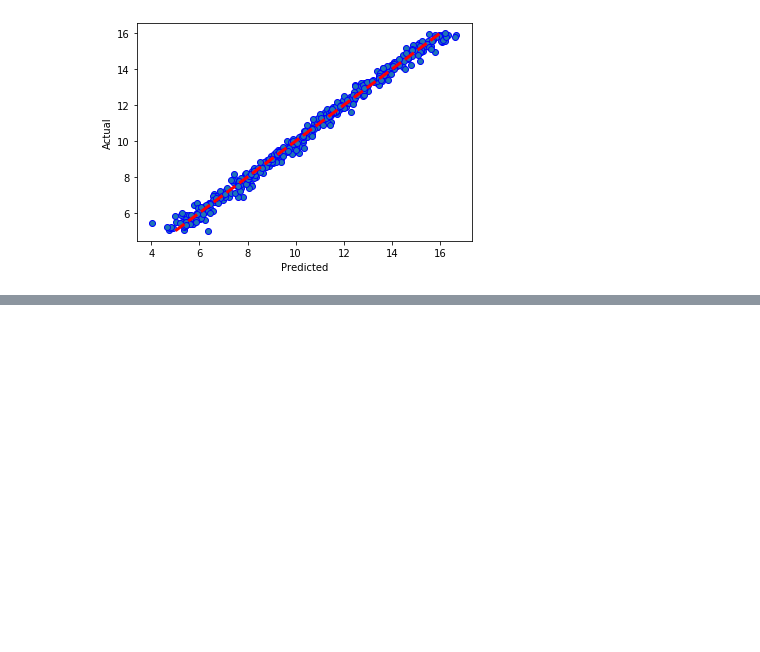
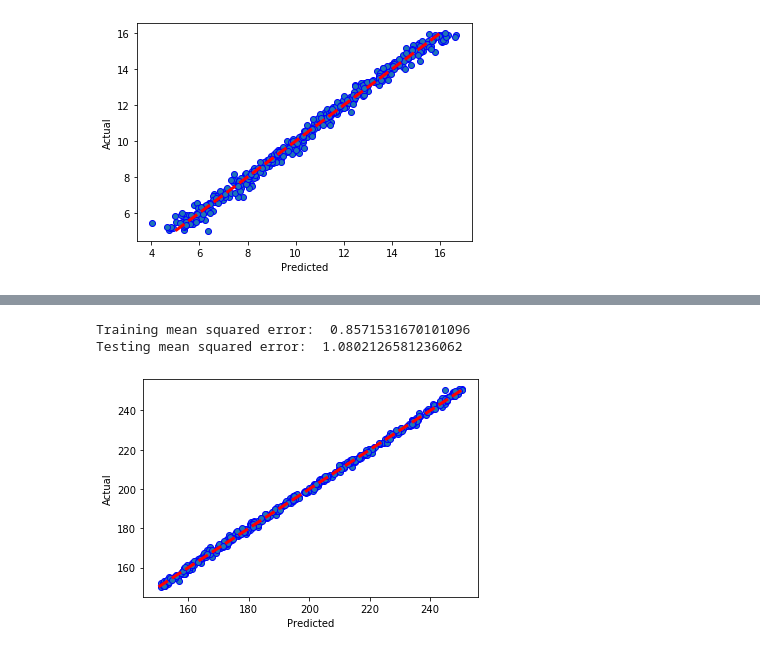
Before and after one commit to FanusArefaine/TCAD-Augmented-Machine-Learning-for-Semiconductor-Device-Failure-Troubleshooting-and-Reverse-Enginee, a Jupyter notebook: tcadML.ipynb, the cells around one changed output, grey strips where cells are left out. Cells and saved outputs as stored; diff of their text form; code cells hidden in the pictures; blank space fills up the shorter version.

```diff
--- a/tcadML.ipynb
+++ b/tcadML.ipynb
@@ -343,0 +337,6 @@ y_trans = quantile_transform(pd.DataFrame(n_thickness),
+# %%
+# Transforming features.
+
+#   Square and Log transformation
+
+sqrd_log_diode_df = pd.DataFrame(np.log(diode_df**2))
@@ -343,0 +365,8 @@ y_trans = quantile_transform(pd.DataFrame(n_thickness),
+# %%
+# Shown below is enhanced base model performance on transformed data
+
+hf.base_linear_model(sqrd_log_diode_df, n_thickness)
+# %% [output]
+Training mean squared error:  0.8571531670101096
+Testing mean squared error:  1.0802126581236062
+[figure, added]
```
Also changed, not shown: parts of 33 cells of this notebook.
